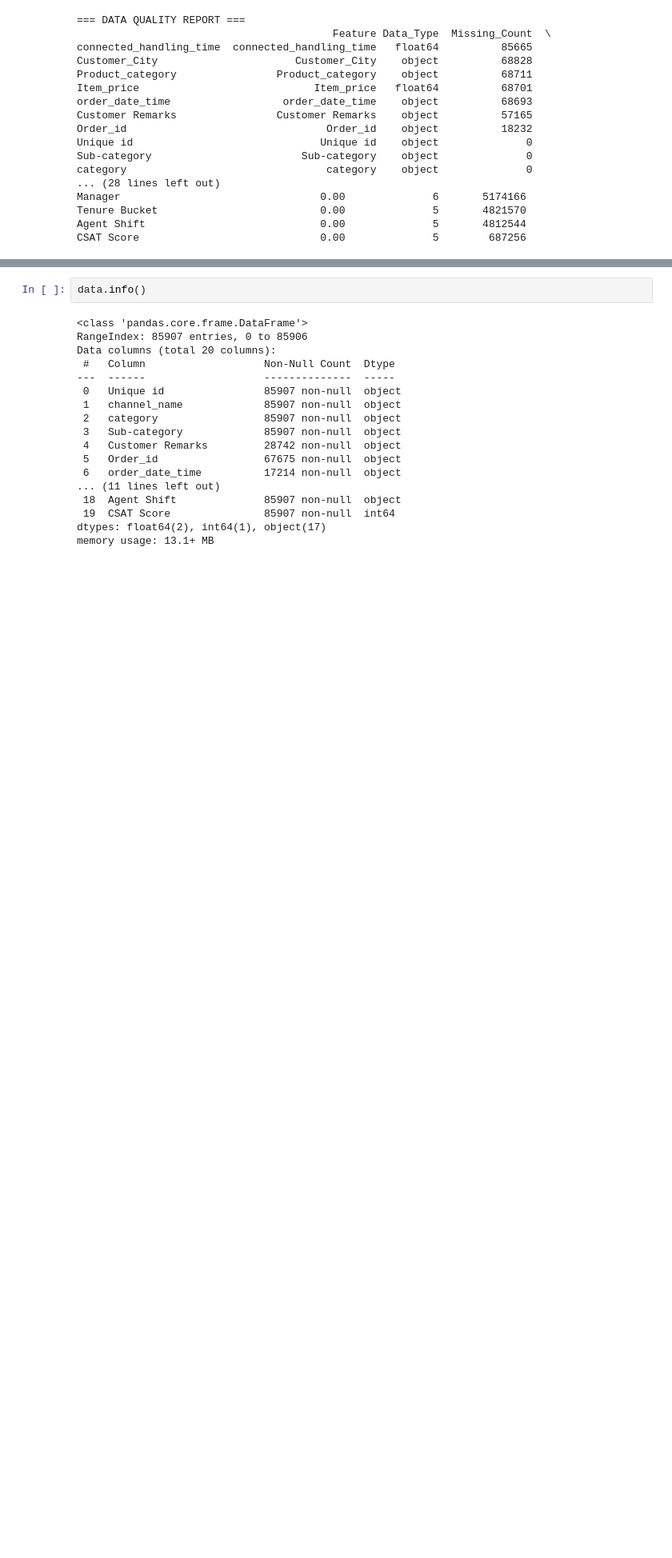
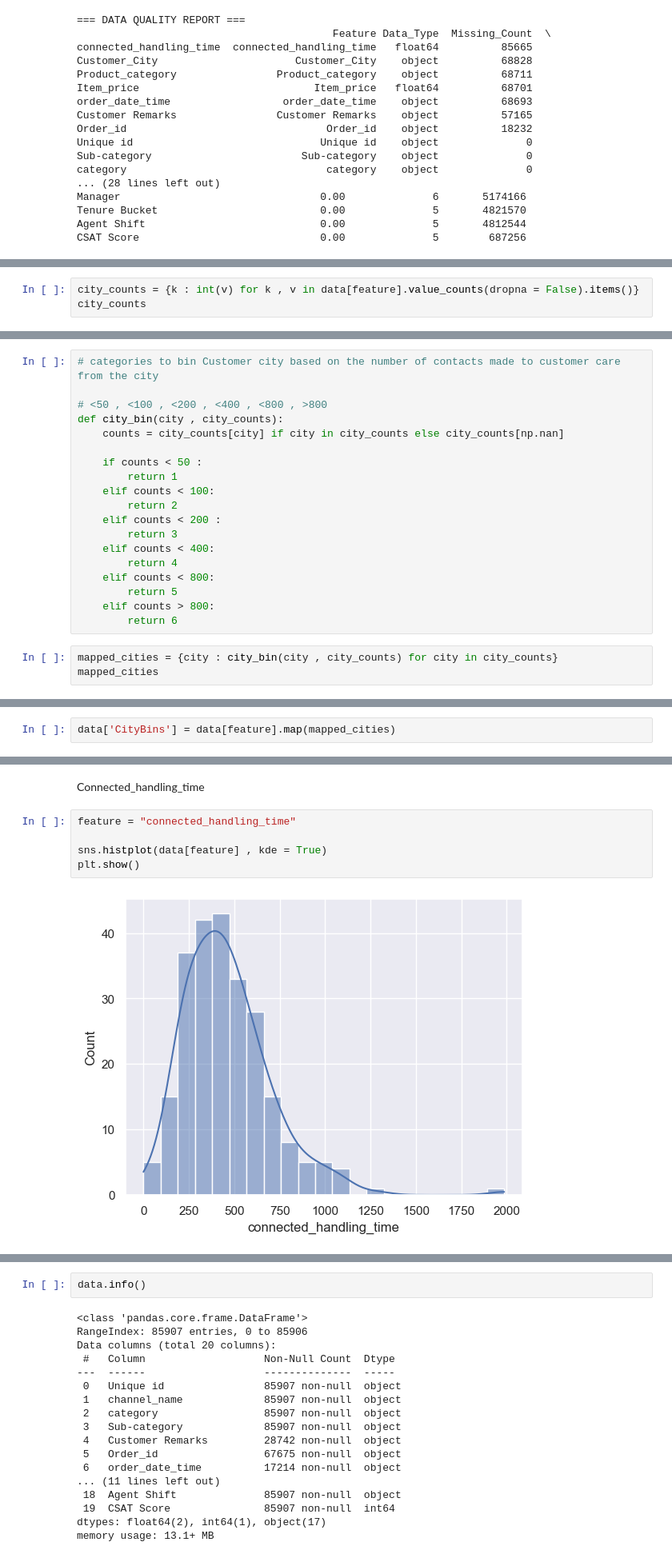
Before and after one commit to AnkurBhatt07/Customer-Satisfaction-Score-Prediction-using-ML-DL, a Jupyter notebook: notebooks/data_analysis.ipynb, the cells around one changed output, grey strips where cells are left out. Shown at 80% size. Cells and saved outputs as stored; diff of their text form; blank space fills up the shorter version.

```diff
--- a/notebooks/data_analysis.ipynb
+++ b/notebooks/data_analysis.ipynb
@@ -104,0 +149,3 @@ Order_id                              21.22          67675       6335799
+# %%
+city_counts = {k : int(v) for k , v in data[feature].value_counts(dropna = False).items()}
+city_counts
@@ -104,0 +170,22 @@ Order_id                              21.22          67675       6335799
+# %%
+# categories to bin Customer city based on the number of contacts made to customer care from the city
+
+# <50 , <100 , <200 , <400 , <800 , >800
+def city_bin(city , city_counts):
+    counts = city_counts[city] if city in city_counts else city_counts[np.nan]
+
+    if counts < 50 :
+        return 1
+    elif counts < 100:
+        return 2
+    elif counts < 200 :
+        return 3
+    elif counts < 400:
+        return 4
+    elif counts < 800:
+        return 5
+    elif counts > 800:
+        return 6
+# %%
+mapped_cities = {city : city_bin(city , city_counts) for city in city_counts}
+mapped_cities
@@ -104,0 +210,2 @@ Order_id                              21.22          67675       6335799
+# %%
+data['CityBins'] = data[feature].map(mapped_cities)
@@ -104,0 +312,9 @@ Order_id                              21.22          67675       6335799
+# %% [markdown]
+Connected_handling_time
+# %%
+feature = "connected_handling_time"
+
+sns.histplot(data[feature] , kde = True)
+plt.show()
+# %% [output]
+[figure, added]
```
Also changed, not shown: parts of 36 cells of this notebook.
